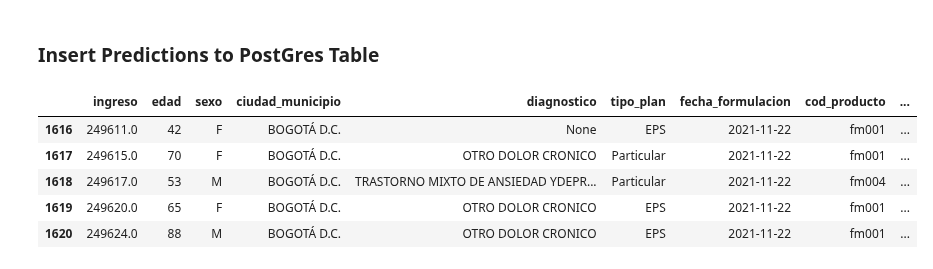
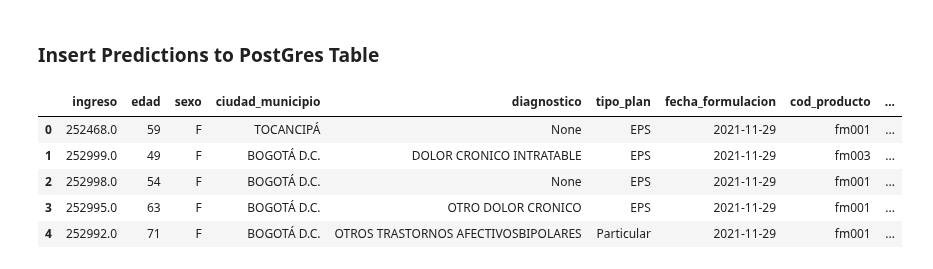
Before and after one commit to princeKike27/Khiron-Next-Buyers-FM, a Jupyter notebook: Next_Buyers_K_Classifier_V2.ipynb, the cells around one changed output. Drawn from its saved outputs; the diff is of its cells as text; code cells hidden in the pictures.

```diff
--- a/Next_Buyers_K_Classifier_V2.ipynb
+++ b/Next_Buyers_K_Classifier_V2.ipynb
@@ -2200,15 +2199,15 @@ for row in df_date_raw.itertuples():
 cnxn.commit()
 # %%
 # test that table in postgres has inserted values
-df_pg_test = pd.read_sql('SELECT * FROM "SKHIRON"."F_Predict_Bu_K"', cnxn)
-df_pg_test.tail()
+df_pg_test = pd.read_sql('SELECT * FROM "SKHIRON"."F_Predict_Bu_K" ORDER BY "fecha_formulacion" DESC', cnxn)
+df_pg_test.head()
 # %% [output]
 |  | ingreso | edad | sexo | ciudad_municipio | diagnostico | tipo_plan | fecha_formulacion | cod_producto | ... |
-| 1616 | 249611.0 | 42 | F | BOGOTÁ D.C. | None | EPS | 2021-11-22 | fm001 | ... |
-| 1617 | 249615.0 | 70 | F | BOGOTÁ D.C. | OTRO DOLOR CRONICO | Particular | 2021-11-22 | fm001 | ... |
-| 1618 | 249617.0 | 53 | M | BOGOTÁ D.C. | TRASTORNO MIXTO DE ANSIEDAD YDEPR... | Particular | 2021-11-22 | fm004 | ... |
-| 1619 | 249620.0 | 65 | F | BOGOTÁ D.C. | OTRO DOLOR CRONICO | EPS | 2021-11-22 | fm001 | ... |
-| 1620 | 249624.0 | 88 | M | BOGOTÁ D.C. | OTRO DOLOR CRONICO | EPS | 2021-11-22 | fm001 | ... |
+| 0 | 252468.0 | 59 | F | TOCANCIPÁ | None | EPS | 2021-11-29 | fm001 | ... |
+| 1 | 252999.0 | 49 | F | BOGOTÁ D.C. | DOLOR CRONICO INTRATABLE | EPS | 2021-11-29 | fm003 | ... |
+| 2 | 252998.0 | 54 | F | BOGOTÁ D.C. | None | EPS | 2021-11-29 | fm001 | ... |
+| 3 | 252995.0 | 63 | F | BOGOTÁ D.C. | OTRO DOLOR CRONICO | EPS | 2021-11-29 | fm001 | ... |
+| 4 | 252992.0 | 71 | F | BOGOTÁ D.C. | OTROS TRASTORNOS AFECTIVOSBIPOLARES | Particular | 2021-11-29 | fm001 | ... |
 # %%
 # close cursor & connection
 cursor.close()
```
Also changed, not shown: parts of 6 cells of this notebook.
